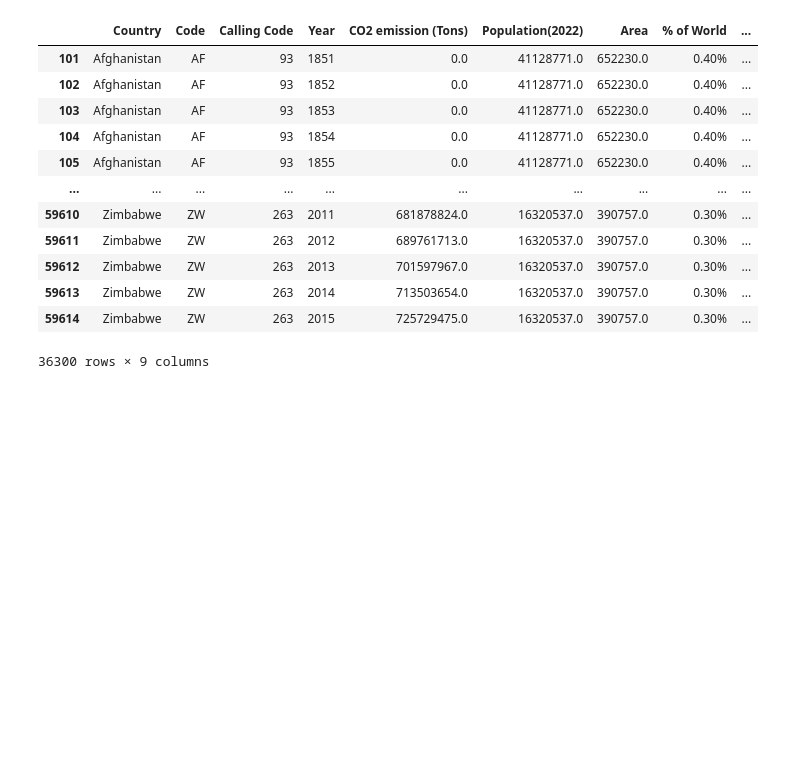
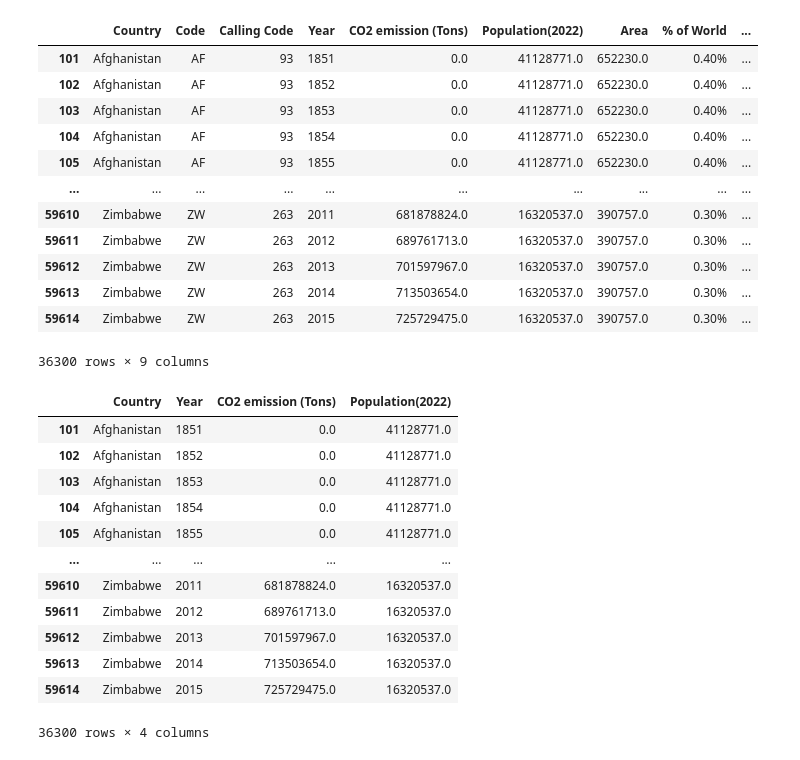
Before and after one commit to DanielBrechner/hurrdat_co2, a Jupyter notebook: explore.ipynb, the cells around one changed output. Cells and saved outputs as stored; diff of their text form; code cells hidden in the pictures; blank space fills up the shorter version.

```diff
--- a/explore.ipynb
+++ b/explore.ipynb
@@ -68,3 +110,20 @@ co2_df
 | 59613 | Zimbabwe | ZW | 263 | 2014 | 713503654.0 | 16320537.0 | 390757.0 | 0.30% | ... |
 | 59614 | Zimbabwe | ZW | 263 | 2015 | 725729475.0 | 16320537.0 | 390757.0 | 0.30% | ... |
 36300 rows × 9 columns
+# %%
+co2_small = co2_df.drop(columns=['Code', 'Calling Code','Area','% of World','Density(km2)'])
+co2_small
+# %% [output]
+|  | Country | Year | CO2 emission (Tons) | Population(2022) |
+| 101 | Afghanistan | 1851 | 0.0 | 41128771.0 |
+| 102 | Afghanistan | 1852 | 0.0 | 41128771.0 |
+| 103 | Afghanistan | 1853 | 0.0 | 41128771.0 |
+| 104 | Afghanistan | 1854 | 0.0 | 41128771.0 |
+| 105 | Afghanistan | 1855 | 0.0 | 41128771.0 |
+| ... | ... | ... | ... | ... |
+| 59610 | Zimbabwe | 2011 | 681878824.0 | 16320537.0 |
+| 59611 | Zimbabwe | 2012 | 689761713.0 | 16320537.0 |
+| 59612 | Zimbabwe | 2013 | 701597967.0 | 16320537.0 |
+| 59613 | Zimbabwe | 2014 | 713503654.0 | 16320537.0 |
+| 59614 | Zimbabwe | 2015 | 725729475.0 | 16320537.0 |
+36300 rows × 4 columns
```
Also changed, not shown: parts of 6 cells of this notebook, 1 other file.
